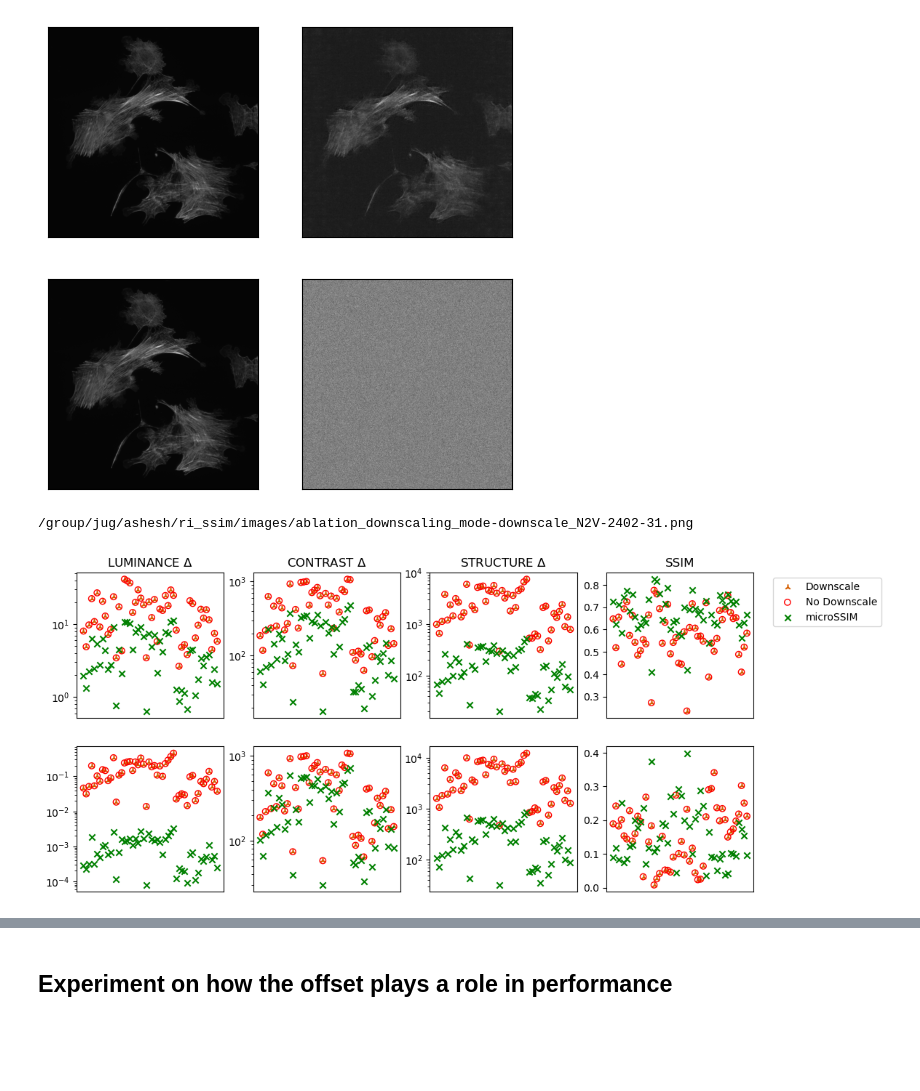
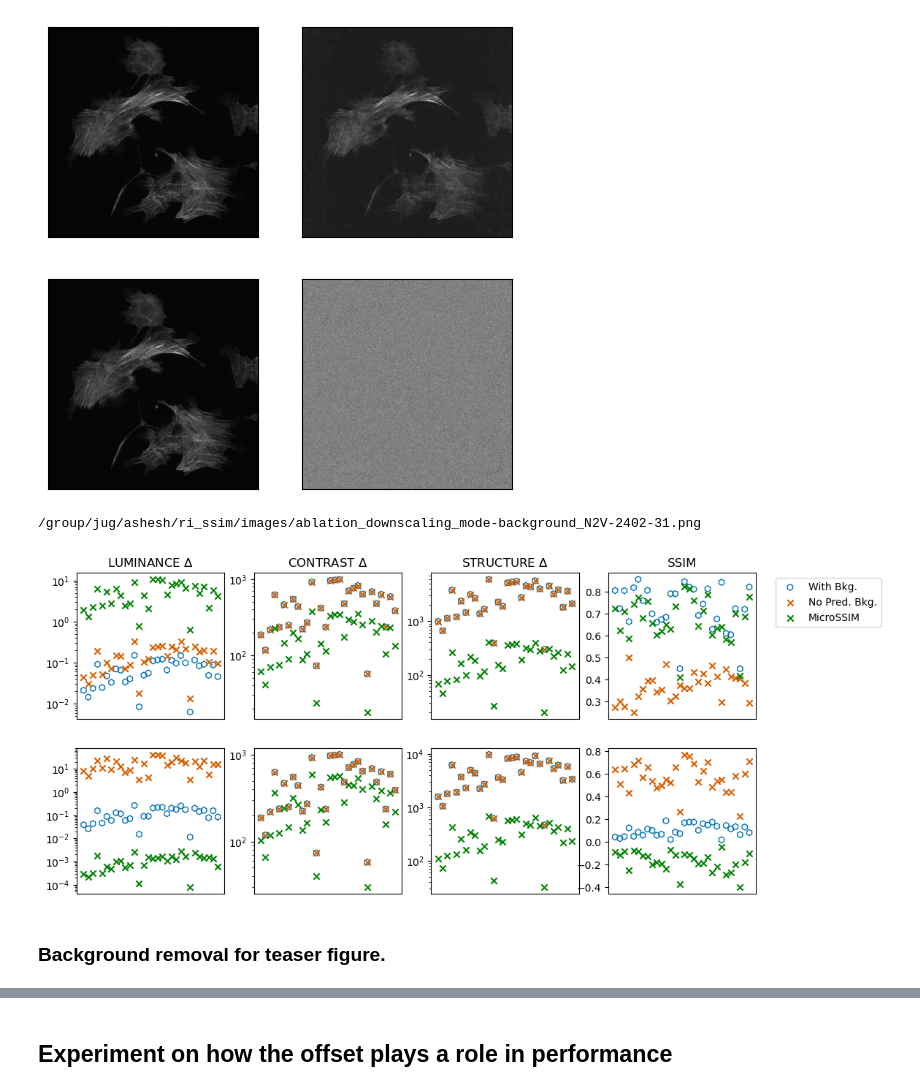
Before and after one commit to juglab/MicroSSIM, a Jupyter notebook: notebooks/Evaluate.ipynb, the cells around one changed output, grey strips where cells are left out. Cells and saved outputs as stored; diff of their text form; code cells hidden in the pictures; blank space fills up the shorter version.

```diff
--- a/notebooks/Evaluate.ipynb
+++ b/notebooks/Evaluate.ipynb
@@ -45,5 +45,5 @@ noisy_gt_path = gt_path
 # %%
-debug_mode = True
+debug_mode = False
 gt = load_tiff(gt_path)
 pred = load_tiff(pred_path)
 gt_lowsnr = load_tiff(noisy_gt_path)
@@ -107,6 +107,6 @@ pred_all_norm = microSSIM_pred_norm(pred)
 all_max = gt_all_norm.max()
 normalizer = MaxNormalizer(all_max)
 
-MICROSSIM_SCALE = get_transformation_params(gt_all_norm[:], pred_all_norm[:])
+MICROSSIM_SCALE = get_transformation_params(gt_all_norm[::4], pred_all_norm[::4])
 MICROSSIM_SCALE
 # %% [output]
@@ -114,7 +114,7 @@ MICROSSIM_SCALE
 # %% [markdown]
 ### Multiple ways of data normalization.
 # %%
-idx = 0#np.random.randint(0, gt.shape[0])
+idx = 48#np.random.randint(0, gt.shape[0])
 print(idx)
 
 # Without any normalization.
@@ -774,7 +768,7 @@ def _saturation_ablation_normalization(norm_mode, img, bkg_remove_fn):
 # %%
 correct_pred_factorsdict = defaultdict(lambda: defaultdict(list))
 random_pred_factorsdict = defaultdict(lambda: defaultdict(list))#defaultdict(list)
-nsamples =50
+nsamples =30
 for norm_mode in ['no_bkg_rmv','no_pred_bkg_rmv', 'no_downscale', 'downscale', 'microSSIM']:
     for idx in tqdm(range(nsamples)):
         gt_norm_mode = norm_mode
@@ -836,67 +830,70 @@ if save_to_file:
 # %%
 from matplotlib.ticker import FormatStrFormatter
 import pandas as pd
-mode = 'downscale'
+mode = 'background'
 assert mode in ['background', 'downscale']
 _,ax = plt.subplots(figsize=(4*img_sz,1.9*img_sz),ncols=4,nrows=2)
+
 for col_ix, key in enumerate(['luminance', 'contrast', 'structure', 'SSIM']):
     if mode == 'background':
         # no bkg removal
-        df = pd.DataFrame(correct_pred_factorsdict['no_bkg_rmv'][key]).abs().min(axis=1)
+        df = pd.DataFrame(correct_pred_factorsdict['no_bkg_rmv'][key]).min(axis=1)
         ax[0,col_ix].scatter(df.index, df.values, label='With Bkg.', color='#0072B2', marker='h', facecolors='none')
-        df = pd.DataFrame(random_pred_factorsdict['no_bkg_rmv'][key]).abs().min(axis=1)
+        df = pd.DataFrame(random_pred_factorsdict['no_bkg_rmv'][key]).min(axis=1)
         ax[1,col_ix].scatter(df.index, df.values, label='With Bkg.', color='#0072B2', marker='h', facecolors='none')
 
         # no pred bkg removal
-        df = pd.DataFrame(correct_pred_factorsdict['no_pred_bkg_rmv'][key]).abs().min(axis=1)
+        df = pd.DataFrame(correct_pred_factorsdict['no_pred_bkg_rmv'][key]).min(axis=1)
         ax[0,col_ix].scatter(df.index, df.values, label='No Pred. Bkg.', color='#D55E00', marker='x',)
-        df = pd.DataFrame(random_pred_factorsdict['no_pred_bkg_rmv'][key]).abs().min(axis=1)
+        df = pd.DataFrame(random_pred_factorsdict['no_pred_bkg_rmv'][key]).min(axis=1)
         ax[1,col_ix].scatter(df.index, df.values, label='No Pred. Bkg.', color='#D55E00', marker='x',)
 
     elif mode == 'downscale':
-        df = pd.DataFrame(correct_pred_factorsdict['downscale'][key]).abs().min(axis=1)
+        df = pd.DataFrame(correct_pred_factorsdict['downscale'][key]).min(axis=1)
         ax[0,col_ix].scatter(df.index, df.values, label='Downscale', color='#D55E00', marker = '2')
-        df = pd.DataFrame(random_pred_factorsdict['downscale'][key]).abs().min(axis=1)
+        df = pd.DataFrame(random_pred_factorsdict['downscale'][key]).min(axis=1)
         ax[1,col_ix].scatter(df.index, df.values, label='Downscale', color='#D55E00', marker = '2')
 
-        df = pd.DataFrame(correct_pred_factorsdict['no_downscale'][key]).abs().min(axis=1)
+        df = pd.DataFrame(correct_pred_factorsdict['no_downscale'][key]).min(axis=1)
         ax[0,col_ix].scatter(df.index, df.values, label='No Downscale', color='red', facecolors='none')
-        df = pd.DataFrame(random_pred_factorsdict['no_downscale'][key]).abs().min(axis=1)
+        df = pd.DataFrame(random_pred_factorsdict['no_downscale'][key]).min(axis=1)
         ax[1,col_ix].scatter(df.index, df.values, label='No Downscale', color='red', facecolors='none')
 
 
     # microSSIM
-    df = pd.DataFrame(correct_pred_factorsdict['microSSIM'][key]).abs().min(axis=1)
-    ax[0,col_ix].scatter(df.index, df.values, label='microSSIM', color='green', marker='x')
-    df = pd.DataFrame(random_pred_factorsdict['microSSIM'][key]).abs().min(axis=1)
-    ax[1,col_ix].scatter(df.index, df.values, label='microSSIM', color='green', marker='x')
+    df = pd.DataFrame(correct_pred_factorsdict['microSSIM'][key]).min(axis=1)
+    ax[0,col_ix].scatter(df.index, df.values, label='MicroSSIM', color='green', marker='x')
+    df = pd.DataFrame(random_pred_factorsdict['microSSIM'][key]).min(axis=1)
+    ax[1,col_ix].scatter(df.index, df.values, label='MicroSSIM', color='green', marker='x')
 
     if key != 'SSIM':
         ax[0,col_ix].set_title(key.upper() + f' $\\Delta$', fontsize=12)
     else:
         ax[0,col_ix].set_title(key.upper(), fontsize=12)
 
     if key != 'SSIM':
         ax[0,col_ix].set_yscale('log')
         ax[1,col_ix].set_yscale('log')
 
 # handles, labels = ax[0,0].get_legend_handles_labels()
 # order = [1,0,2]
 # ax[0,0].legend([handles[idx] for idx in order],[labels[idx] for idx in order], loc='upper left', fontsize=10)
 # ax[0,3].legend(loc='lower right', fontsize=10)
 ax[0,3].legend(bbox_to_anchor=(1.1,1.0))
 for i in range(2):
     for j in range(4):
         ax[i,j].tick_params(axis='x',which='both',bottom=False, top=False,labelbottom=False)
 
 # ax[0,0].legend(loc='upper left', fontsize=10)
 # plt.tight_layout()
 if save_to_file:
     postfix= os.path.basename(gt_path).replace('gt-','').replace('.tif','.png')
     fname = f'ablation_downscaling_mode-{mode}_{postfix}'
     fpath = os.path.join('/group/jug/ashesh/ri_ssim/images', fname)
     print(fpath)
     plt.savefig(fpath, dpi=200)
 # %% [output]
-/group/jug/ashesh/ri_ssim/images/ablation_downscaling_mode-downscale_N2V-2402-31.png
+/group/jug/ashesh/ri_ssim/images/ablation_downscaling_mode-background_N2V-2402-31.png
-[figure, old version]
+[figure, new version]
+# %% [markdown]
+### Background removal for teaser figure.
```
Also changed, not shown: parts of 21 cells of this notebook.
